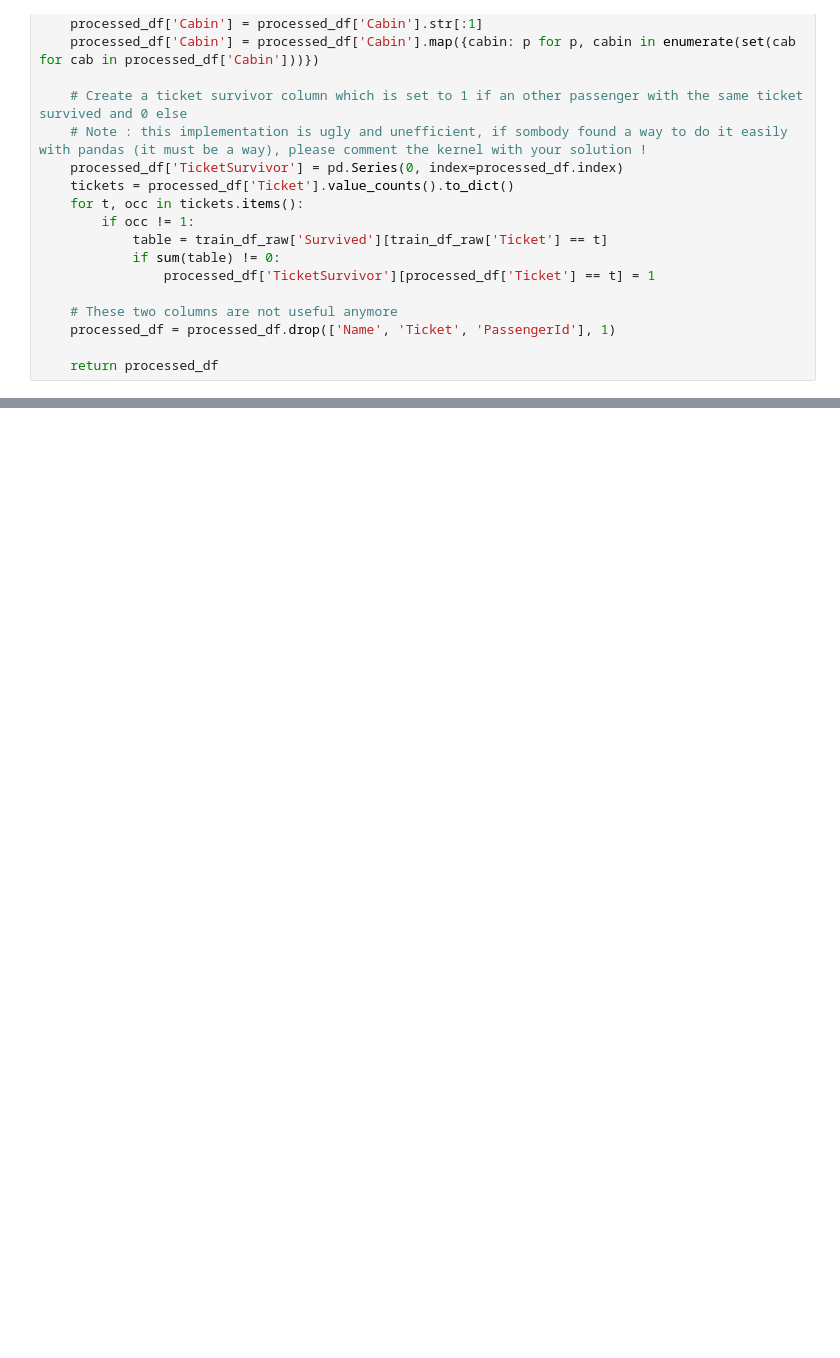
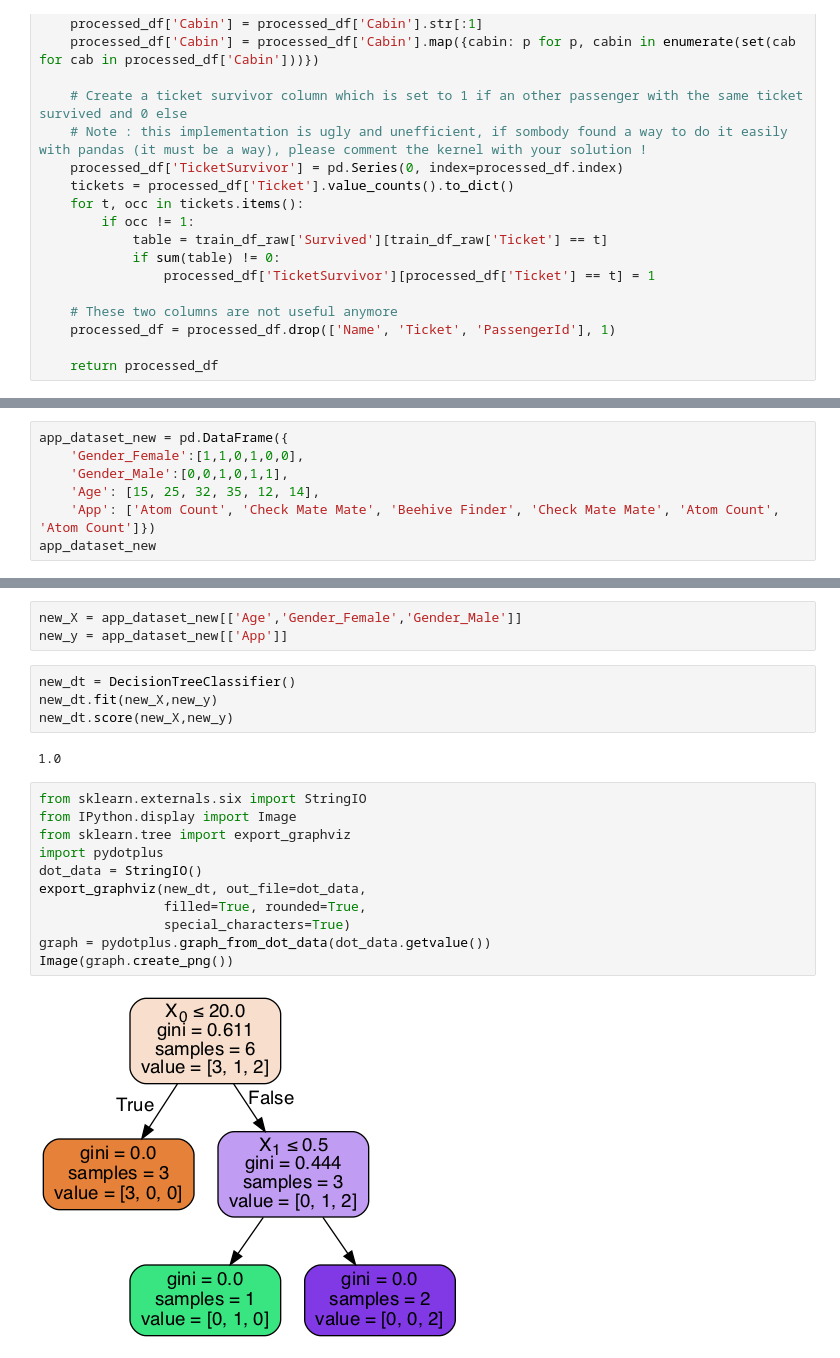
Before and after one commit to luisguiserrano/manning, a Jupyter notebook: Chapter 5 - Decision Trees/Decision Trees.ipynb, the cells around one changed output, grey strips where cells are left out. Drawn from its saved outputs; the diff is of its cells as text; blank space fills up the shorter version.

```diff
--- a/Chapter 5 - Decision Trees/Decision Trees.ipynb
+++ b/Chapter 5 - Decision Trees/Decision Trees.ipynb
@@ -404,0 +450,7 @@ AttributeError: 'module' object has no attribute 'plot_tree'
+# %%
+app_dataset_new = pd.DataFrame({
+    'Gender_Female':[1,1,0,1,0,0],
+    'Gender_Male':[0,0,1,0,1,1],
+    'Age': [15, 25, 32, 35, 12, 14],
+    'App': ['Atom Count', 'Check Mate Mate', 'Beehive Finder', 'Check Mate Mate', 'Atom Count', 'Atom Count']})
+app_dataset_new
@@ -404,0 +465,22 @@ AttributeError: 'module' object has no attribute 'plot_tree'
+# %%
+new_X = app_dataset_new[['Age','Gender_Female','Gender_Male']]
+new_y = app_dataset_new[['App']]
+# %%
+new_dt = DecisionTreeClassifier()
+new_dt.fit(new_X,new_y)
+new_dt.score(new_X,new_y)
+# %% [output]
+1.0
+# %%
+from sklearn.externals.six import StringIO
+from IPython.display import Image
+from sklearn.tree import export_graphviz
+import pydotplus
+dot_data = StringIO()
+export_graphviz(new_dt, out_file=dot_data,
+                filled=True, rounded=True,
+                special_characters=True)
+graph = pydotplus.graph_from_dot_data(dot_data.getvalue())
+Image(graph.create_png())
+# %% [output]
+[figure, added]
```
Also changed, not shown: parts of 60 cells of this notebook, 6 other files.
